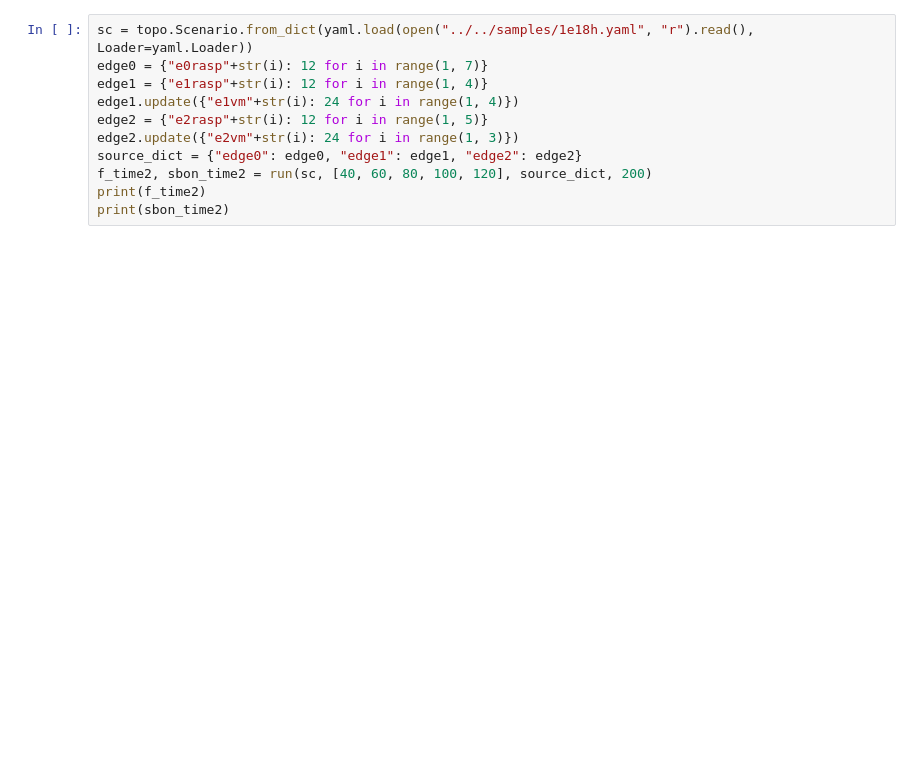
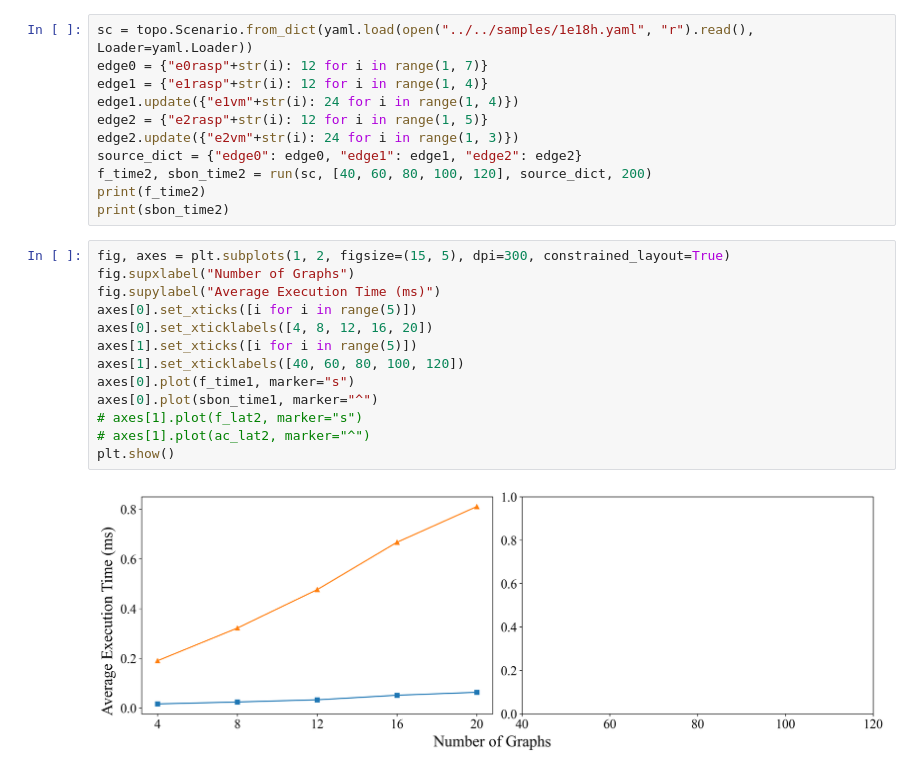
Before and after one commit to fritz1149/stream-scheduling-simulator, a Jupyter notebook: scripts/multiedge-exp/lat_time.ipynb, the cells around one changed output. Drawn from its saved outputs; the diff is of its cells as text; blank space fills up the shorter version.

```diff
--- a/scripts/multiedge-exp/lat_time.ipynb
+++ b/scripts/multiedge-exp/lat_time.ipynb
@@ -105,3 +113,18 @@ source_dict = {"edge0": edge0, "edge1": edge1, "edge2": edge2}
 f_time2, sbon_time2 = run(sc, [40, 60, 80, 100, 120], source_dict, 200)
 print(f_time2)
 print(sbon_time2)
+# %%
+fig, axes = plt.subplots(1, 2, figsize=(15, 5), dpi=300, constrained_layout=True)
+fig.supxlabel("Number of Graphs")
+fig.supylabel("Average Execution Time (ms)")
+axes[0].set_xticks([i for i in range(5)])
+axes[0].set_xticklabels([4, 8, 12, 16, 20])
+axes[1].set_xticks([i for i in range(5)])
+axes[1].set_xticklabels([40, 60, 80, 100, 120])
+axes[0].plot(f_time1, marker="s")
+axes[0].plot(sbon_time1, marker="^")
+# axes[1].plot(f_lat2, marker="s")
+# axes[1].plot(ac_lat2, marker="^")
+plt.show()
+# %% [output]
+[figure, added]
```
Also changed, not shown: parts of 1 cell of this notebook, 21 other files.
